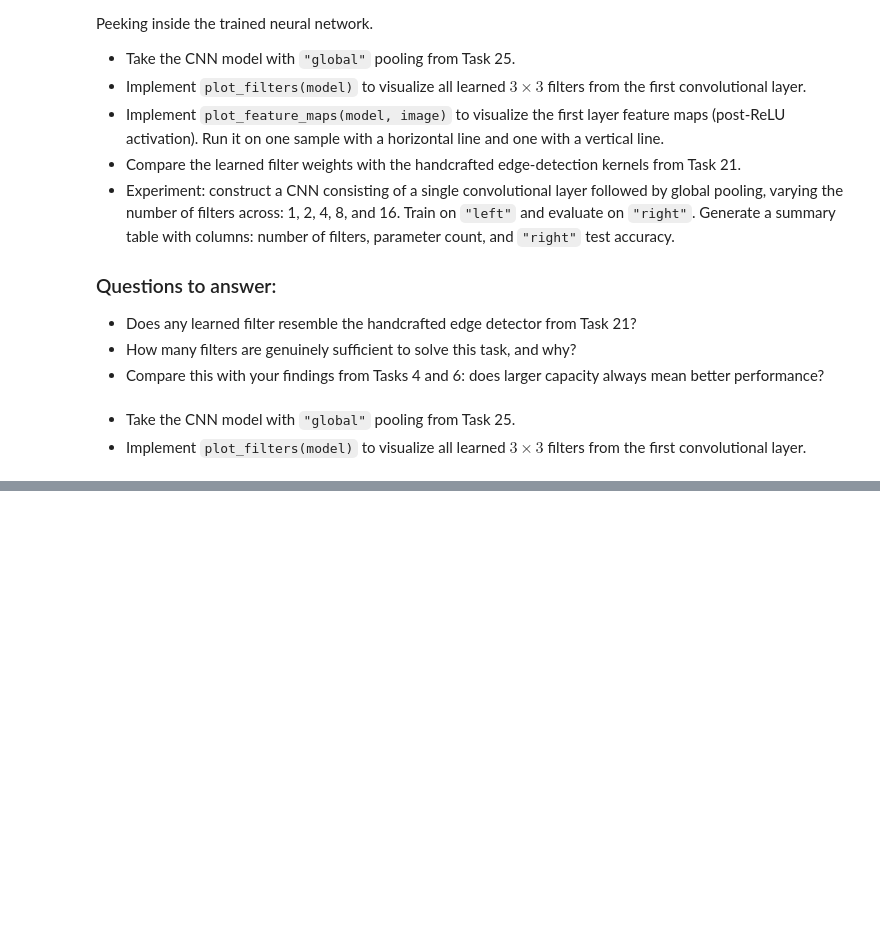
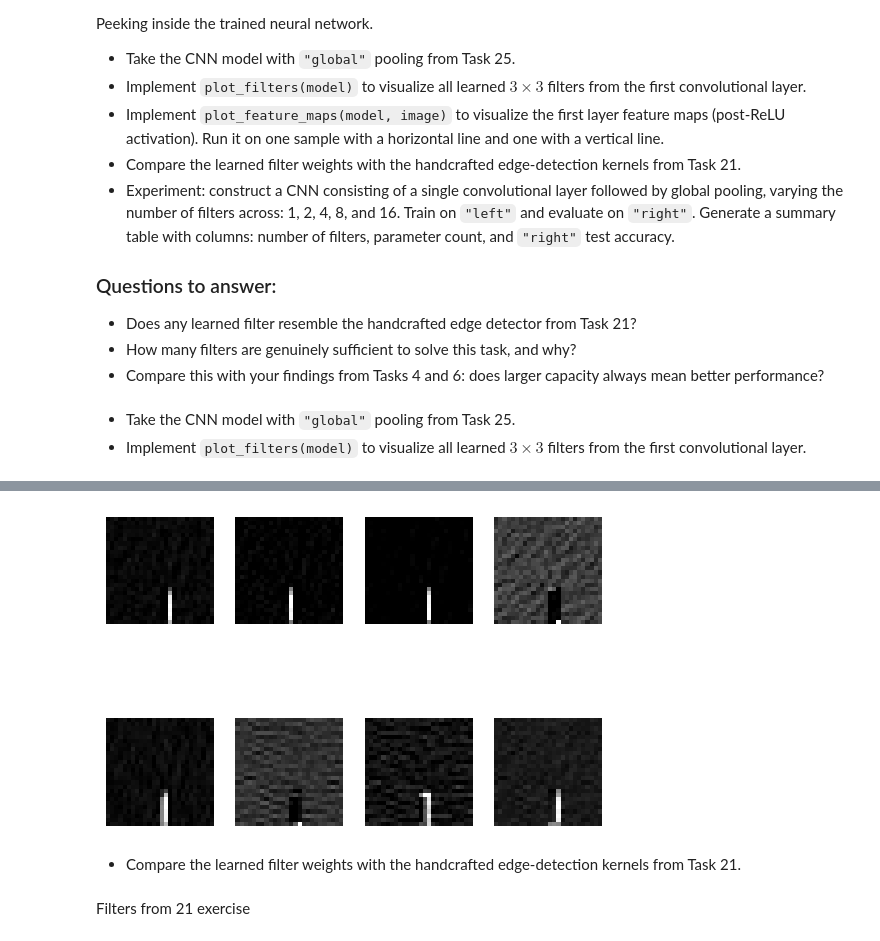
Before and after one commit to michallitwin/python-learning, a Jupyter notebook: python_dl/Deep_learning/Cnn_exercises_keras.ipynb, the cells around one changed output, grey strips where cells are left out. Saved outputs shown, nothing was run; the diff lists cells and outputs as text; code cells hidden in the pictures; blank space fills up the shorter version.

Commit message:
done cnn tasks

```diff
--- a/python_dl/Deep_learning/Cnn_exercises_keras.ipynb
+++ b/python_dl/Deep_learning/Cnn_exercises_keras.ipynb
@@ -883,0 +930,3 @@ plot_filters(cnn_3)
+# %%
+plot_feature_maps(cnn_3, X_test_right[y_test_right == 1][0])    # vertical line
+# %% [output]
@@ -883,0 +934,5 @@ plot_filters(cnn_3)
+[figure, added]
+# %% [markdown]
+- Compare the learned filter weights with the handcrafted edge-detection kernels from Task 21.
+# %% [markdown]
+Filters from 21 exercise
```
Also changed, not shown: parts of 31 cells of this notebook.
